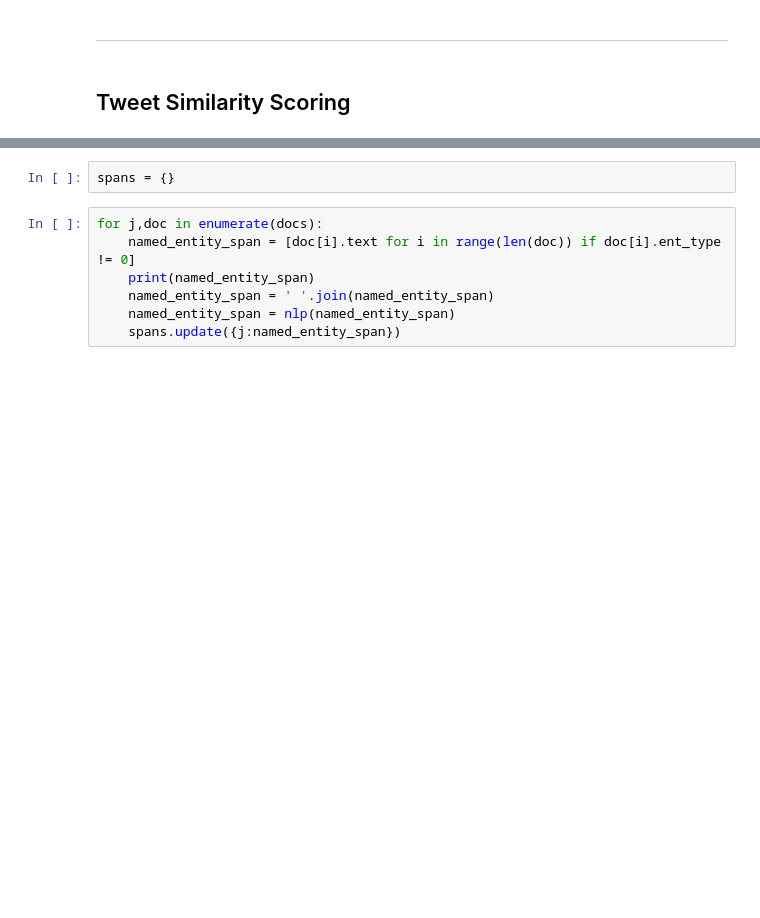
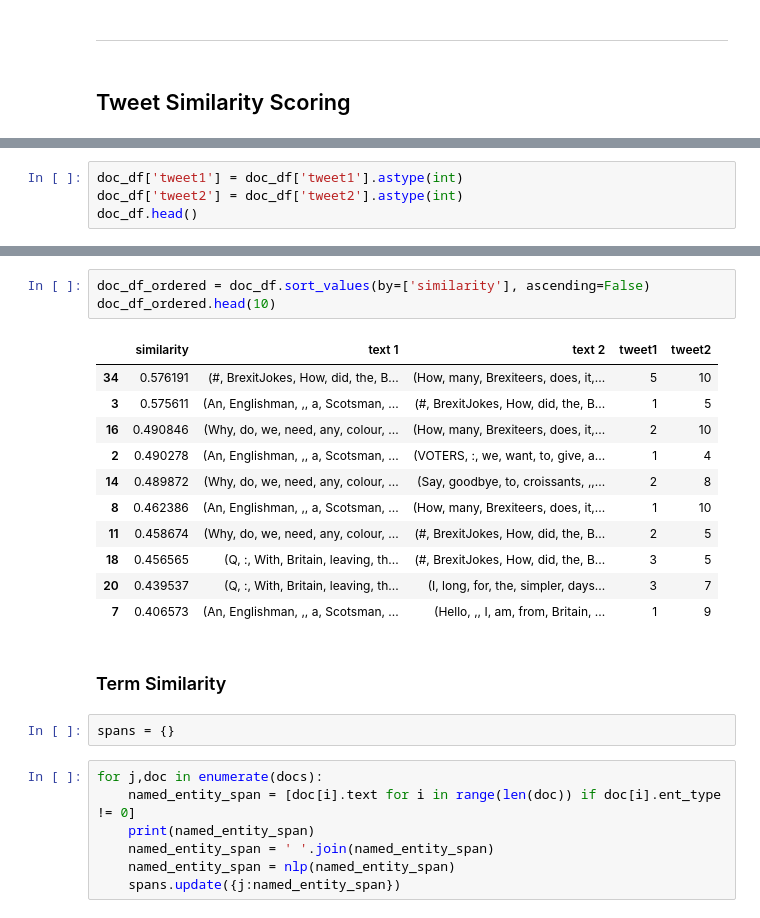
Before and after one commit to codingWithAndy/CDT_MSc_Thesis, a Jupyter notebook: Implementation/Exploration/tweet_feedback.ipynb, the cells around one changed output, grey strips where cells are left out. Drawn from its saved outputs; the diff is of its cells as text; blank space fills up the shorter version.

```diff
--- a/Implementation/Exploration/tweet_feedback.ipynb
+++ b/Implementation/Exploration/tweet_feedback.ipynb
@@ -343,0 +360,4 @@ ___
+# %%
+doc_df['tweet1'] = doc_df['tweet1'].astype(int)
+doc_df['tweet2'] = doc_df['tweet2'].astype(int)
+doc_df.head()
@@ -344,3 +371,20 @@ ___
+# %%
+doc_df_ordered = doc_df.sort_values(by=['similarity'], ascending=False)
+doc_df_ordered.head(10)
+# %% [output]
+|  | similarity | text 1 | text 2 | tweet1 | tweet2 |
+| 34 | 0.576191 | (#, BrexitJokes, How, did, the, B... | (How, many, Brexiteers, does, it,... | 5 | 10 |
+| 3 | 0.575611 | (An, Englishman, ,, a, Scotsman, ... | (#, BrexitJokes, How, did, the, B... | 1 | 5 |
+| 16 | 0.490846 | (Why, do, we, need, any, colour, ... | (How, many, Brexiteers, does, it,... | 2 | 10 |
+| 2 | 0.490278 | (An, Englishman, ,, a, Scotsman, ... | (VOTERS, :, we, want, to, give, a... | 1 | 4 |
+| 14 | 0.489872 | (Why, do, we, need, any, colour, ... | (Say, goodbye, to, croissants, ,,... | 2 | 8 |
+| 8 | 0.462386 | (An, Englishman, ,, a, Scotsman, ... | (How, many, Brexiteers, does, it,... | 1 | 10 |
+| 11 | 0.458674 | (Why, do, we, need, any, colour, ... | (#, BrexitJokes, How, did, the, B... | 2 | 5 |
+| 18 | 0.456565 | (Q, :, With, Britain, leaving, th... | (#, BrexitJokes, How, did, the, B... | 3 | 5 |
+| 20 | 0.439537 | (Q, :, With, Britain, leaving, th... | (I, long, for, the, simpler, days... | 3 | 7 |
+| 7 | 0.406573 | (An, Englishman, ,, a, Scotsman, ... | (Hello, ,, I, am, from, Britain, ... | 1 | 9 |
+# %% [markdown]
+### Term Similarity
 # %%
 spans = {}
 # %%
```
Also changed, not shown: parts of 9 cells of this notebook, 3 other files.
